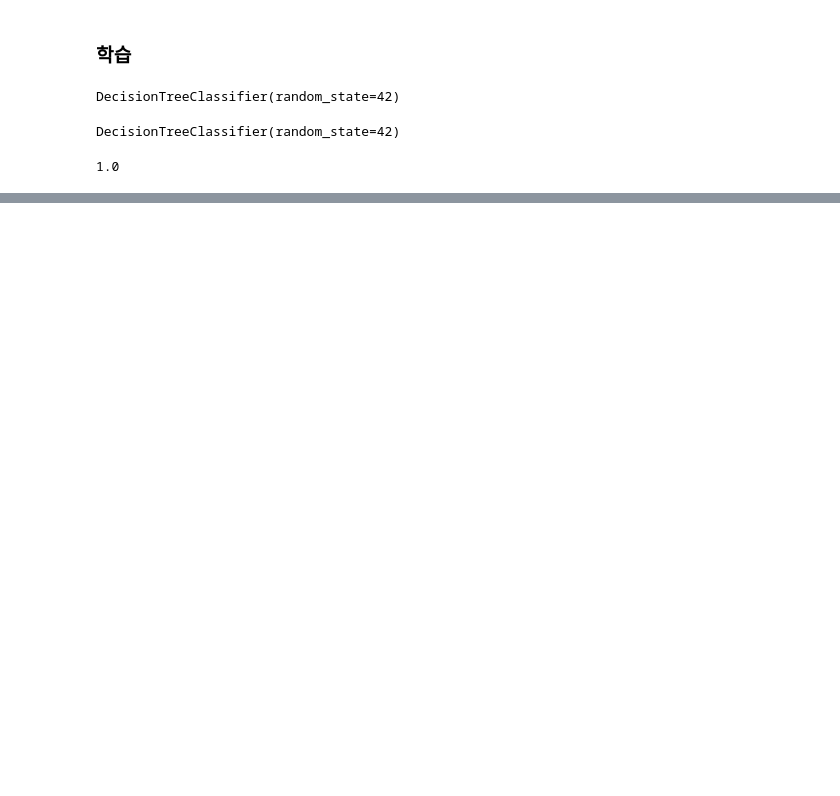
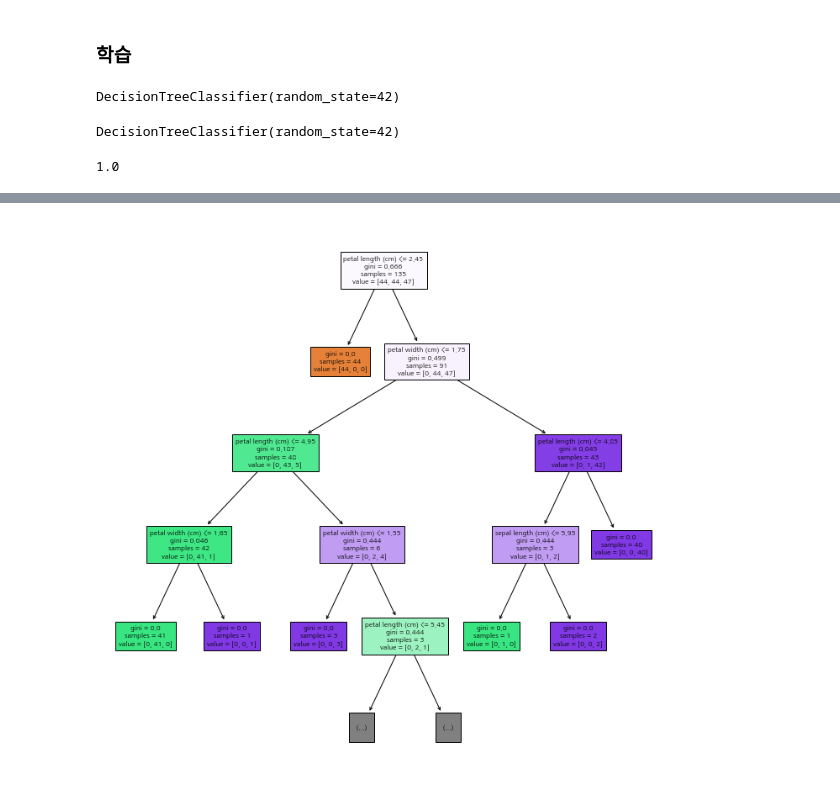
Before and after one commit to nuyhc/Struggles, a Jupyter notebook: Iris/iris_classification_Decision_Tree.ipynb, the cells around one changed output, grey strips where cells are left out. Drawn from its saved outputs; the diff is of its cells as text; code cells hidden in the pictures; blank space fills up the shorter version.

```diff
--- a/Iris/iris_classification_Decision_Tree.ipynb
+++ b/Iris/iris_classification_Decision_Tree.ipynb
@@ -52,0 +68,6 @@ accuracy_score(y_test, y_predict)
+# %%
+plt.figure(figsize=(12, 12))
+pt = plot_tree(dt_clf, filled=True, fontsize=8, feature_names=features_names, max_depth=4)
+plt.show()
+# %% [output]
+[figure, added]
```
Also changed, not shown: parts of 6 cells of this notebook.
